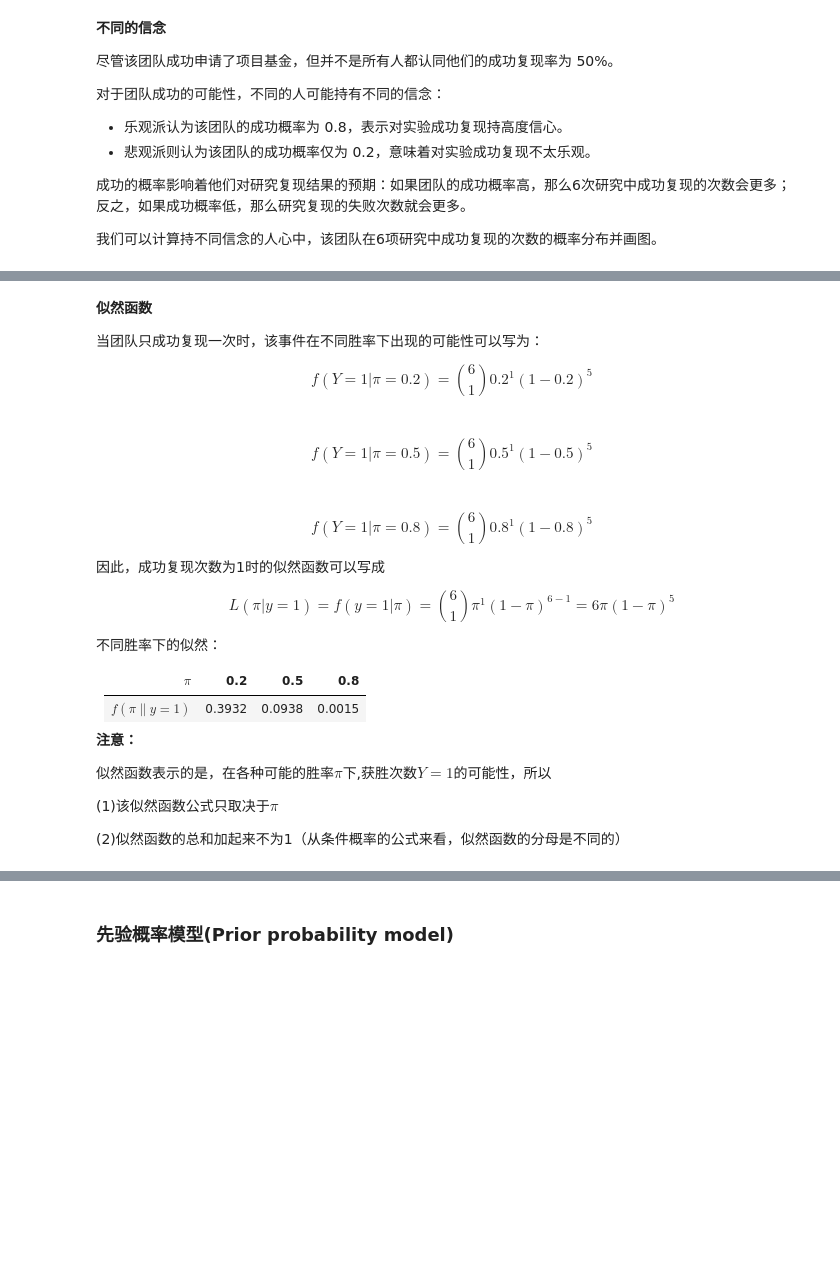
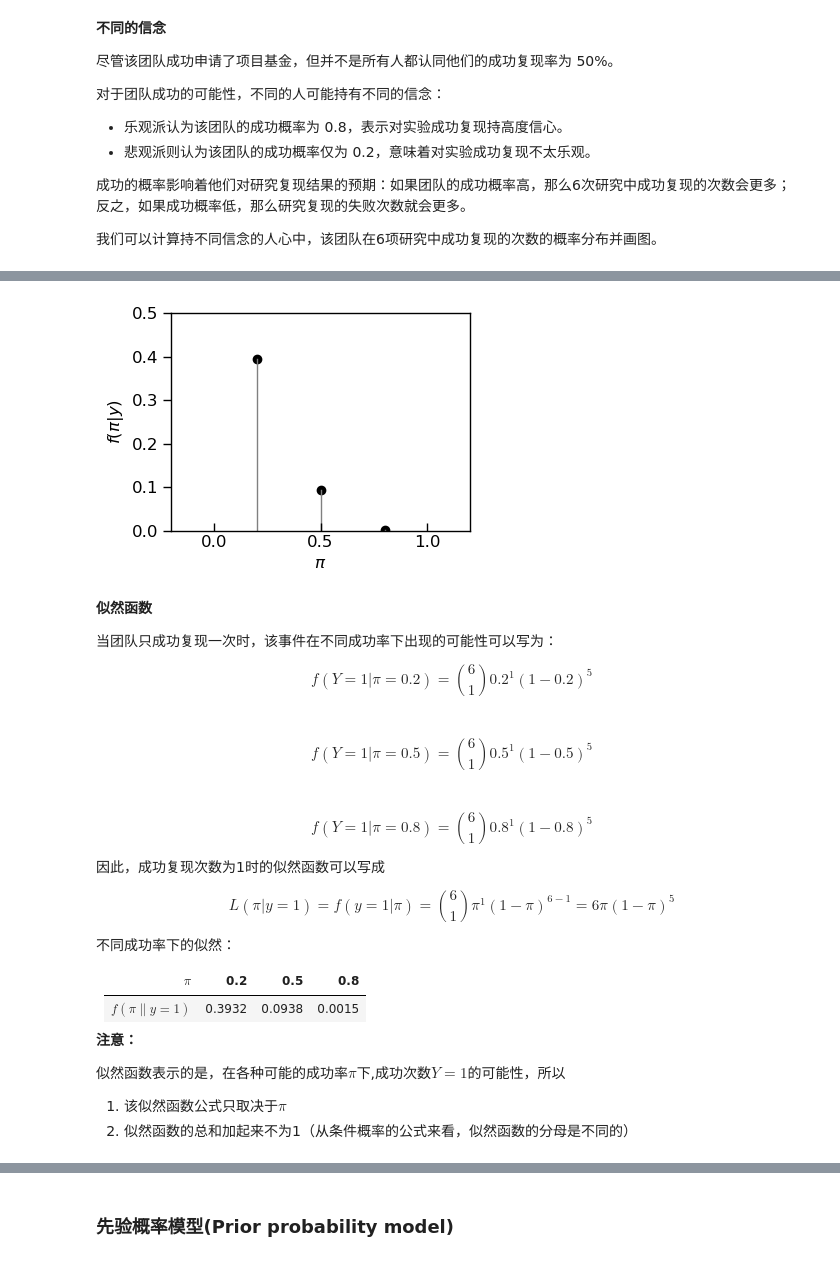
Before and after one commit to Utenna/PyBayesian, a Jupyter notebook: Lecture2.ipynb, the cells around one changed output, grey strips where cells are left out. Saved outputs shown, nothing was run; the diff lists cells and outputs as text; code cells hidden in the pictures; blank space fills up the shorter version.

```diff
--- a/Lecture2.ipynb
+++ b/Lecture2.ipynb
@@ -541,15 +519,0 @@ TODO: 图片修改、替换
-# %%
-# 导入数据加载和处理包：pandas
-import pandas as pd
-# 导入数字和向量处理包：numpy
-import numpy as np
-# 导入基本绘图工具：matplotlib
-import matplotlib.pyplot as plt
-# 导入高级绘图工具 seaborn 为 sns
-import seaborn as sns
-# 导入统计建模工具包 scipy.stats 为 st
-import scipy.stats as st
-
-# 设置 matplotlib 样式为 apa
-import matplotlib.style as mplstyle
-mplstyle.use('../input/apa.mplstyle')
@@ -726,7 +732,37 @@ plt.show()
+# %%
+# 定义成功次数和研究总次数
+y = 1  # 成功次数，作为数组处理以便向量化计算
+n = 6  # 研究总次数
+
+# 计算似然值，对于三种不同的成功概率 p
+p_values = [0.5, 0.8, 0.2]          # 定义三种成功率
+likelihoods = []                    # 用于存储每种成功率的似然值结果
+
+for p in p_values:
+    likelihood = st.binom.pmf(y, n, p)  # 使用st.binom.pmf计算似然值
+    likelihoods.append(likelihood)      # 将结果添加到列表中
+
+
+# 创建图形和子图
+fig, ax = plt.subplots()  # 此处应该是 plt.subplots() 而不是 plt.subplot()
+ax.scatter(p_values, likelihoods, c='black')
+# 设置x轴和y轴的限制应该在绘制线条之前完成，以避免重复设置
+ax.set_xlim(-0.2, 1.2)  # x轴范围根据p_values调整，最大不应超过1
+ax.set_ylim(0, 0.5)
+for xx, yy in zip(p_values, likelihoods):
+    ax.plot([xx, xx], [0, yy], 'gray', linestyle='-', linewidth=1, zorder=1)
+    # 注意这里的顺序是 [0, yy] 而不是 [yy, 0]，因为我们希望从x轴画到对应的似然值
+# 设置坐标轴标签，直接使用ax的方法，而不是fig的方法
+ax.set_ylabel('$f(\pi|y)$')  # 使用ax.set_ylabel而不是fig.supylabel
+ax.set_xlabel('$\pi$')         # 使用ax.set_xlabel而不是fig.supxlabel
+plt.tight_layout()  # 调整布局以避免标签重叠
+plt.show()
+# %% [output]
+[figure, added]
 # %% [markdown]
 **似然函数**
 
-当团队只成功复现一次时，该事件在不同胜率下出现的可能性可以写为：
+当团队只成功复现一次时，该事件在不同成功率下出现的可能性可以写为：
 
 $$
 f(Y=1|\pi=0.2) = \binom{6}{1} 0.2^1 (1-0.2)^{5}
@@ -744,7 +780,7 @@ $$
 L(\pi|y=1) = f(y=1|\pi) = \binom{6}{1} \pi^{1}(1-\pi)^{6-1} = 6\pi(1-\pi)^{5}
 $$
 
-不同胜率下的似然：
+不同成功率下的似然：
 
 | $\pi$	        |0.2    |0.5    |0.8
 |---------------|-----  |----   |----|
@@ -755,9 +791,7 @@ $$
 
 **注意：**
 
-似然函数表示的是，在各种可能的胜率$\pi$下,获胜次数$Y=1$的可能性，所以
-
-(1)该似然函数公式只取决于$\pi$
-
-(2)似然函数的总和加起来不为1（从条件概率的公式来看，似然函数的分母是不同的）
+似然函数表示的是，在各种可能的成功率$\pi$下,成功次数$Y=1$的可能性，所以
+1. 该似然函数公式只取决于$\pi$
+2. 似然函数的总和加起来不为1（从条件概率的公式来看，似然函数的分母是不同的）
 # %% [markdown]
```
Also changed, not shown: parts of 64 cells of this notebook.
